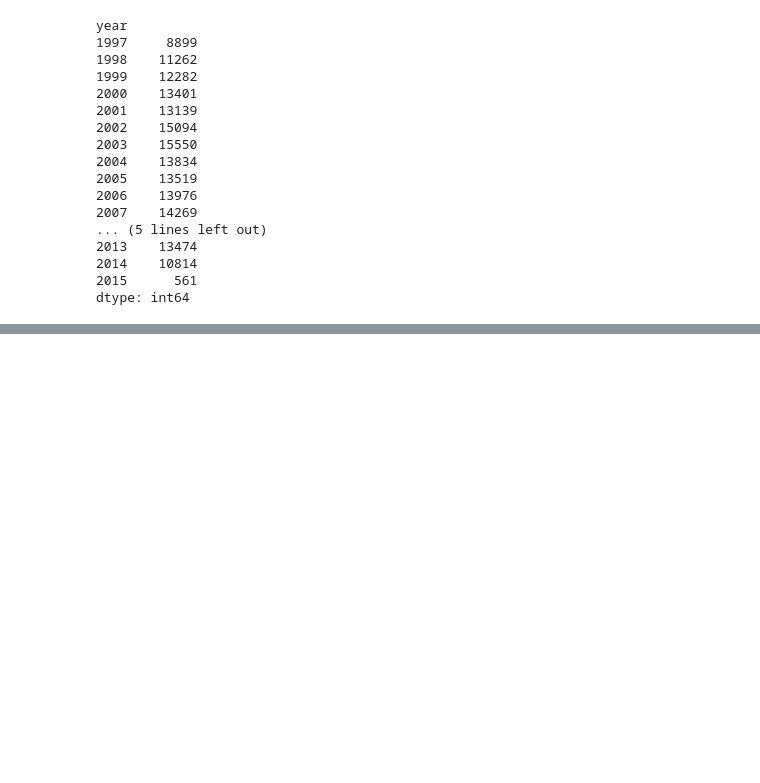
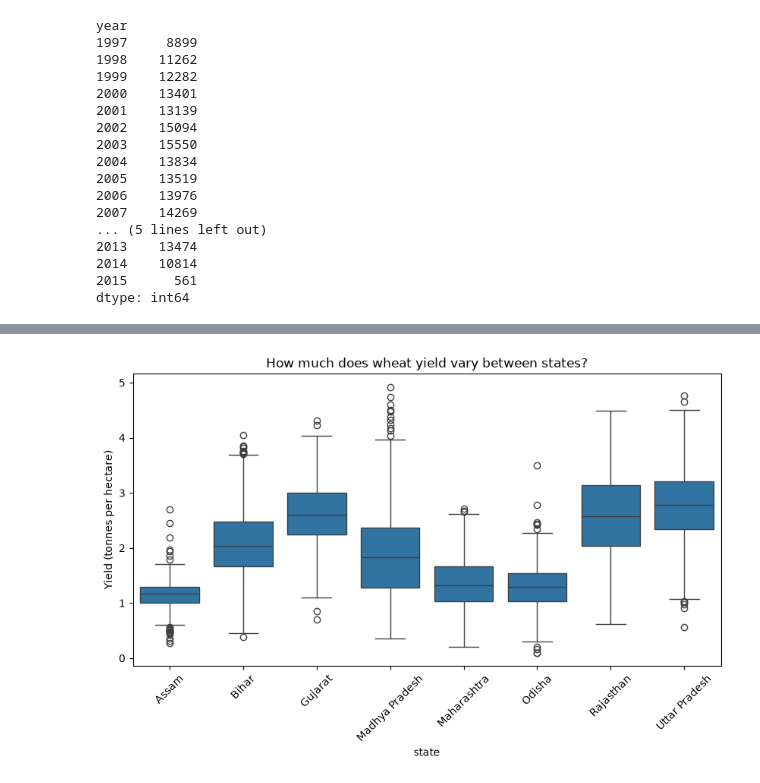
Before and after one commit to Madhavan1215/india-crop-edu_dataClean-vis, a Jupyter notebook: notebooks/eda.ipynb, the cells around one changed output, grey strips where cells are left out. Drawn from its saved outputs; the diff is of its cells as text; code cells hidden in the pictures; blank space fills up the shorter version.

```diff
--- a/notebooks/eda.ipynb
+++ b/notebooks/eda.ipynb
@@ -102,0 +131,11 @@ df = df[df["year"] < 2015]
+# %%
+wheat=df[df['crop']=='Wheat']
+states=wheat['state'].value_counts().head(8).index
+plt.figure(figsize=(10, 5))
+sns.boxplot(data=wheat[wheat["state"].isin(states)],x="state", y="yield_t_per_ha")
+plt.xticks(rotation=45)
+plt.title("How much does wheat yield vary between states?")
+plt.ylabel("Yield (tonnes per hectare)")
+plt.show()
+# %% [output]
+[figure, added]
```
Also changed, not shown: parts of 5 cells of this notebook.
